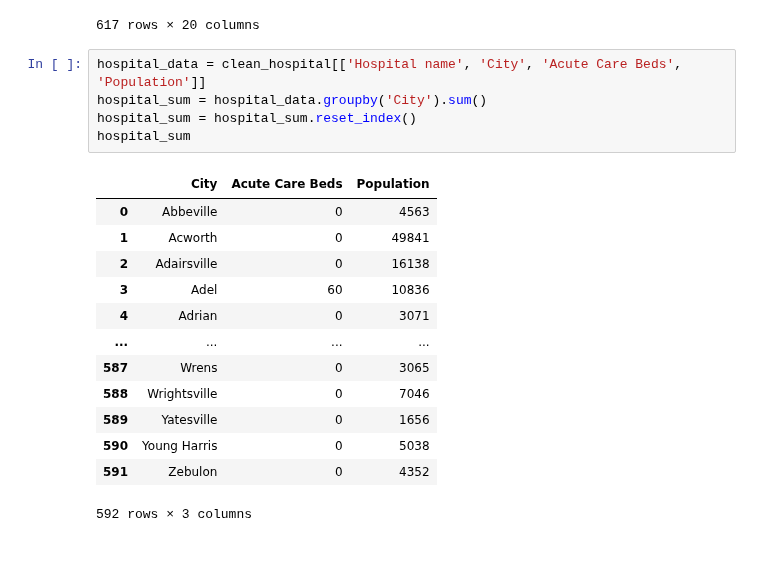
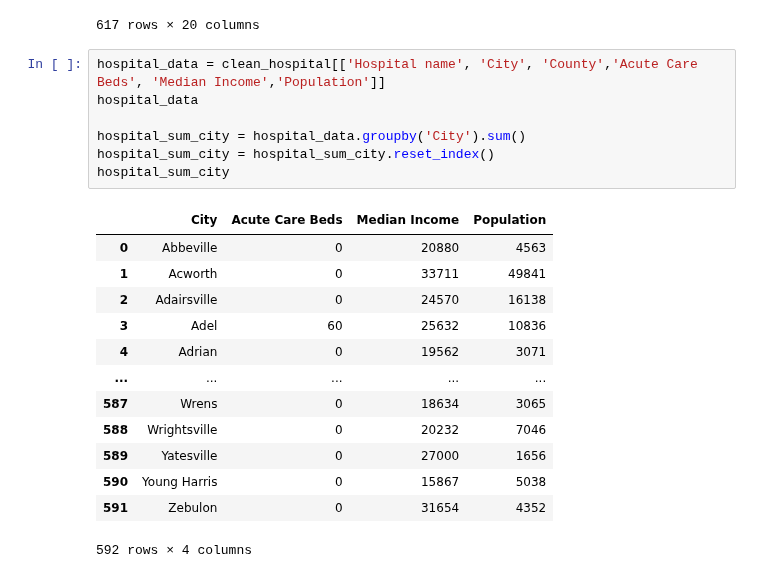
Before and after one commit to jtilenis/Data_Scavengers, a Jupyter notebook: bar_charts.ipynb, the cells around one changed output. Saved outputs shown, nothing was run; the diff lists cells and outputs as text.

```diff
--- a/bar_charts.ipynb
+++ b/bar_charts.ipynb
@@ -27,22 +28,24 @@ clean_hospital
 | 616 | NaN | Zebulon | NaN | 0 | NaN | NaN | NaN | NaN | ... |
 617 rows × 20 columns
 # %%
-hospital_data = clean_hospital[['Hospital name', 'City', 'Acute Care Beds', 'Population']]
-hospital_sum = hospital_data.groupby('City').sum()
-hospital_sum = hospital_sum.reset_index()
-hospital_sum
+hospital_data = clean_hospital[['Hospital name', 'City', 'County','Acute Care Beds', 'Median Income','Population']]
+hospital_data
+
+hospital_sum_city = hospital_data.groupby('City').sum()
+hospital_sum_city = hospital_sum_city.reset_index()
+hospital_sum_city
 # %% [output]
-|  | City | Acute Care Beds | Population |
-| 0 | Abbeville | 0 | 4563 |
-| 1 | Acworth | 0 | 49841 |
-| 2 | Adairsville | 0 | 16138 |
-| 3 | Adel | 60 | 10836 |
-| 4 | Adrian | 0 | 3071 |
-| ... | ... | ... | ... |
-| 587 | Wrens | 0 | 3065 |
-| 588 | Wrightsville | 0 | 7046 |
-| 589 | Yatesville | 0 | 1656 |
-| 590 | Young Harris | 0 | 5038 |
-| 591 | Zebulon | 0 | 4352 |
+|  | City | Acute Care Beds | Median Income | Population |
+| 0 | Abbeville | 0 | 20880 | 4563 |
+| 1 | Acworth | 0 | 33711 | 49841 |
+| 2 | Adairsville | 0 | 24570 | 16138 |
+| 3 | Adel | 60 | 25632 | 10836 |
+| 4 | Adrian | 0 | 19562 | 3071 |
+| ... | ... | ... | ... | ... |
+| 587 | Wrens | 0 | 18634 | 3065 |
+| 588 | Wrightsville | 0 | 20232 | 7046 |
+| 589 | Yatesville | 0 | 27000 | 1656 |
+| 590 | Young Harris | 0 | 15867 | 5038 |
+| 591 | Zebulon | 0 | 31654 | 4352 |
-592 rows × 3 columns
+592 rows × 4 columns
 # %%
```
Also changed, not shown: parts of 13 cells of this notebook.
